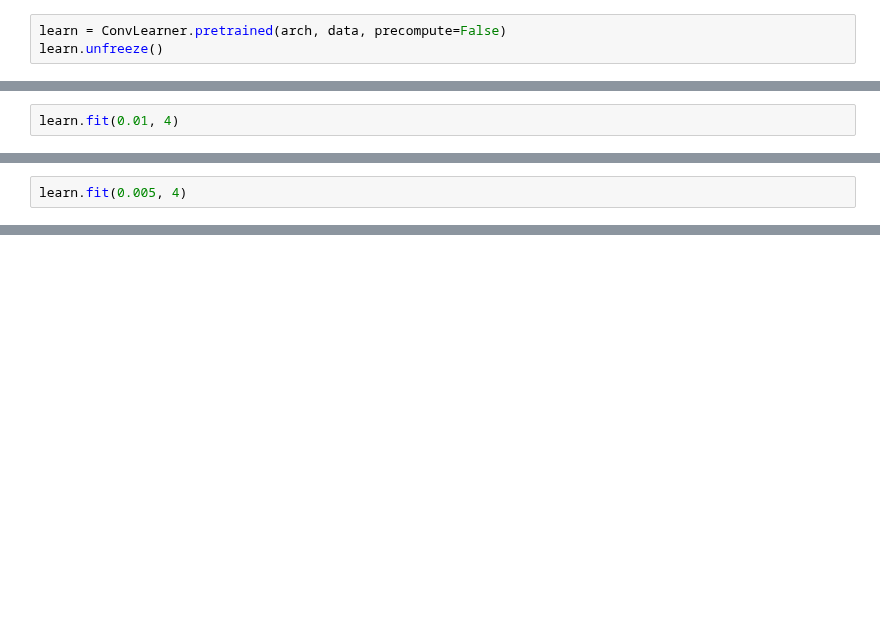
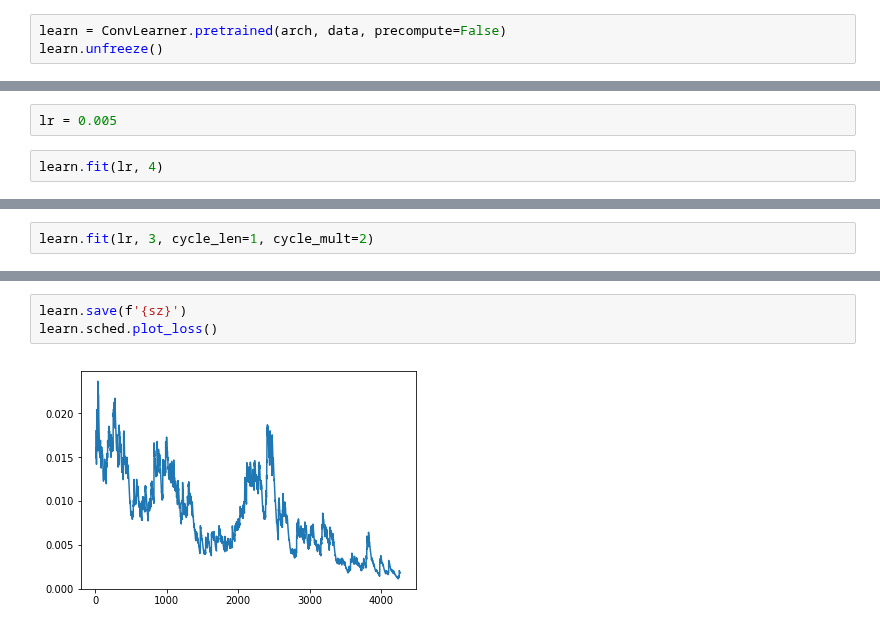
Before and after one commit to lextoumbourou/notes, a Jupyter notebook: moocs/fast.ai/deep-learning-2018/experiment1-mnist.ipynb, the cells around one changed output, grey strips where cells are left out. Cells and saved outputs as stored; diff of their text form; blank space fills up the shorter version.

```diff
--- a/moocs/fast.ai/deep-learning-2018/experiment1-mnist.ipynb
+++ b/moocs/fast.ai/deep-learning-2018/experiment1-mnist.ipynb
@@ -247,5 +296,7 @@ learn.sched.plot()
+# %%
+lr = 0.005
 # %%
-learn.fit(0.01, 4)
+learn.fit(lr, 4)
 # %% [output]
 Failed to display Jupyter Widget of type HBox.
 If you're reading this message in the Jupyter Notebook or JupyterLab Notebook, it may mean that the widgets JavaScript is still loading. If this message persists, it likely means that the widgets Java ...
@@ -268,2 +309,0 @@ epoch      trn_loss   val_loss   accuracy
-# %%
-learn.fit(0.005, 4)
@@ -279,0 +310,2 @@ epoch      trn_loss   val_loss   accuracy
+# %%
+learn.fit(lr, 3, cycle_len=1, cycle_mult=2)
@@ -279,0 +325,5 @@ epoch      trn_loss   val_loss   accuracy
+# %%
+learn.save(f'{sz}')
+learn.sched.plot_loss()
+# %% [output]
+[figure, added]
```
Also changed, not shown: parts of 69 cells of this notebook, 1 other file.
